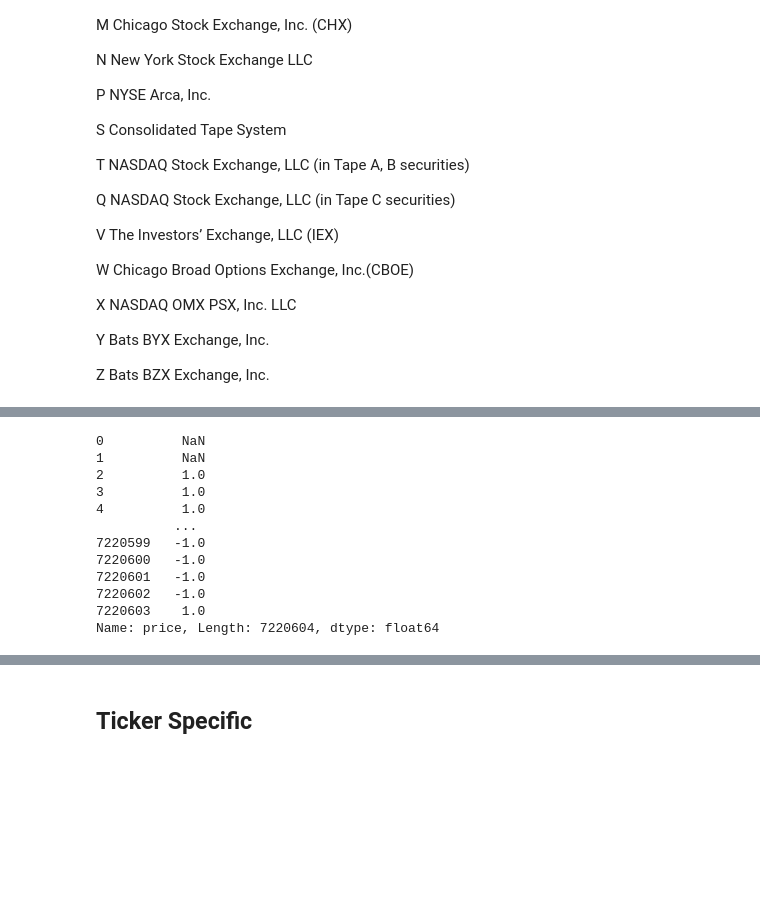
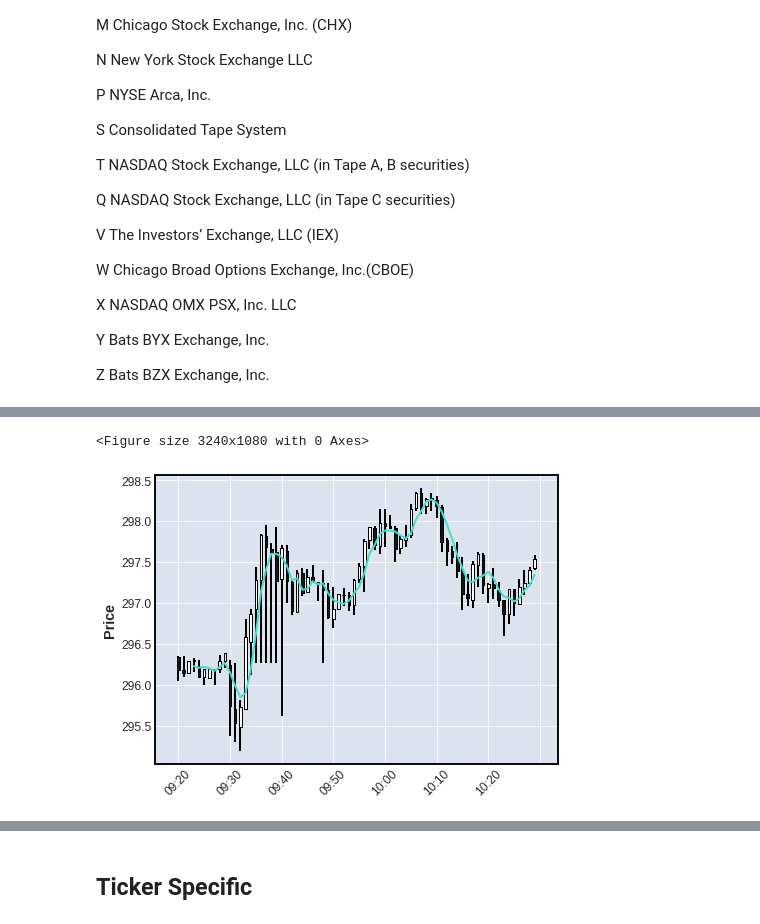
Before and after one commit to ridicholas/FinancialML, a Jupyter notebook: FinancialML.ipynb, the cells around one changed output, grey strips where cells are left out. Cells and saved outputs as stored; diff of their text form; code cells hidden in the pictures; blank space fills up the shorter version.

```diff
--- a/FinancialML.ipynb
+++ b/FinancialML.ipynb
@@ -176,19 +210,10 @@ taq.timeBars
 |  | 2020-01-02 10:28:00 | 300 | 7.917633 | 7.9229 | 7.9100 | 7.9229 | 7.9100 |
 |  | 2020-01-02 10:29:00 | 100 | 7.940000 | 7.9400 | 7.9400 | 7.9400 | 7.9400 |
 267711 rows × 6 columns
-# %%
-(taq.data['price'].diff()/abs(taq.data['price'].diff())).fillna(method = 'ffill')
-# %% [output]
-0          NaN
-1          NaN
-2          1.0
-3          1.0
-4          1.0
-          ...
-7220599   -1.0
-7220600   -1.0
-7220601   -1.0
-7220602   -1.0
-7220603    1.0
-Name: price, Length: 7220604, dtype: float64
+# %%
+plt.figure(figsize = (45,15))
+mpf.plot(taq.timeBars.loc['AAPL'], type = 'candle',mav = 4)
+# %% [output]
+<Figure size 3240x1080 with 0 Axes>
+[figure, added]
 # %%
```
Also changed, not shown: parts of 10 cells of this notebook, 4 other files.
